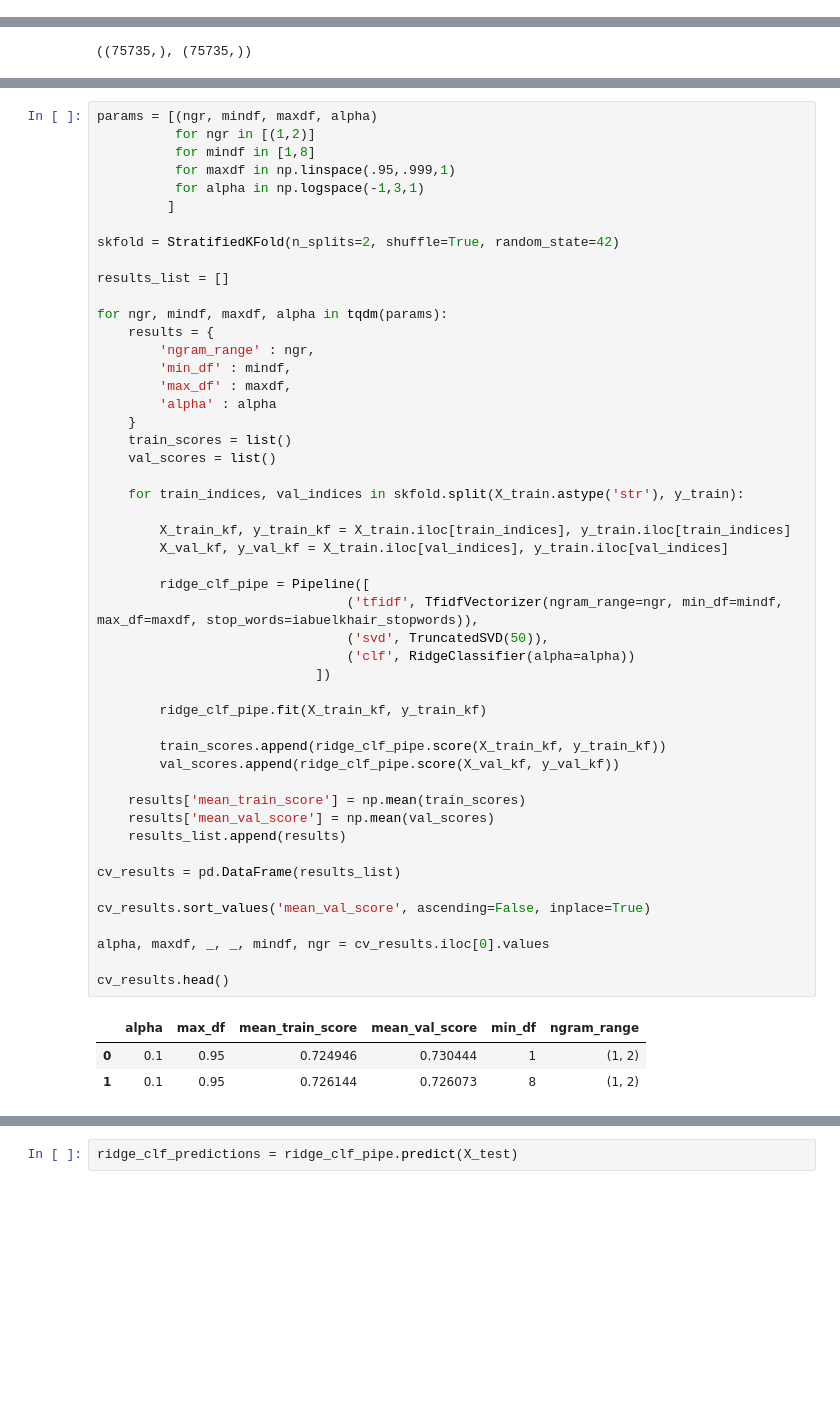
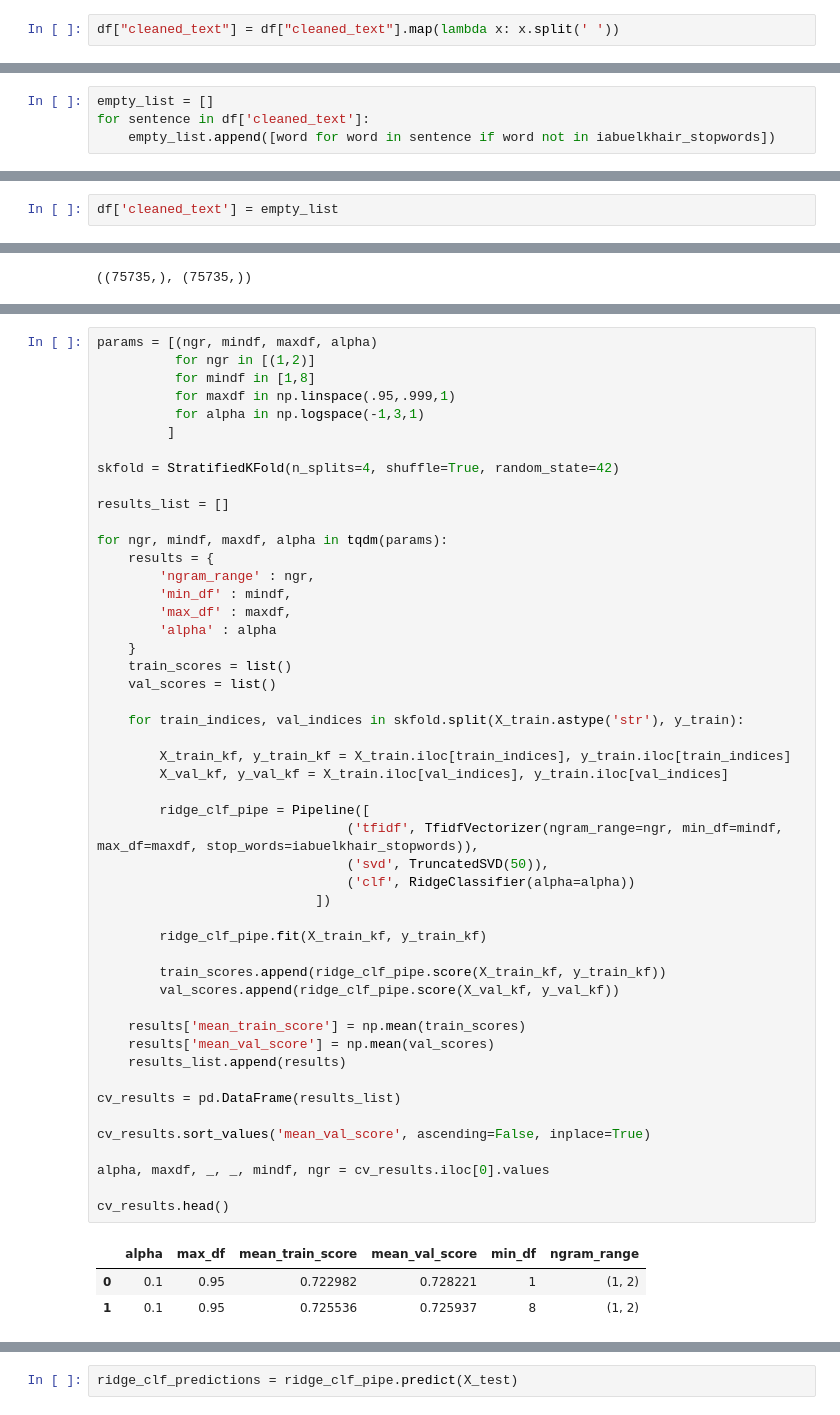
Before and after one commit to telsahy/capstone-52, a Jupyter notebook: topic_modeling_experiments/classifiers/classifiers_with_stopwords.ipynb, the cells around one changed output, grey strips where cells are left out. Cells and saved outputs as stored; diff of their text form; blank space fills up the shorter version.

```diff
--- a/topic_modeling_experiments/classifiers/classifiers_with_stopwords.ipynb
+++ b/topic_modeling_experiments/classifiers/classifiers_with_stopwords.ipynb
@@ -50,3 +50,5 @@ df.head()
 | 2 | أنت صيني أزاي تقارن شادي بالخطيب ... | EG |
 | 3 | أزاي الناس كانت بتغرد في الخمسينا... | EG |
 | 4 | التوينز اللي معاها كل الحلو والوح... | EG |
+# %%
+df["cleaned_text"] = df["cleaned_text"].map(lambda x: x.split(' '))
@@ -60,3 +70,7 @@ iabuelkhair_stopwords = stop_words_df['stop_words'].tolist()
 iabuelkhair_stopwords[:7]
 # %% [output]
 ['انها', 'اثناء', 'اجل', 'احدا', 'احدى', 'احيانا', 'اخرى']
+# %%
+empty_list = []
+for sentence in df['cleaned_text']:
+    empty_list.append([word for word in sentence if word not in iabuelkhair_stopwords])
@@ -62,0 +90,2 @@ iabuelkhair_stopwords[:7]
+# %%
+df['cleaned_text'] = empty_list
@@ -85,7 +122,7 @@ params = [(ngr, mindf, maxdf, alpha)
           for alpha in np.logspace(-1,3,1)
          ]
 
-skfold = StratifiedKFold(n_splits=2, shuffle=True, random_state=42)
+skfold = StratifiedKFold(n_splits=4, shuffle=True, random_state=42)
 
 results_list = []
 
@@ -101,35 +138,35 @@ for ngr, mindf, maxdf, alpha in tqdm(params):
 
     for train_indices, val_indices in skfold.split(X_train.astype('str'), y_train):
 
         X_train_kf, y_train_kf = X_train.iloc[train_indices], y_train.iloc[train_indices]
         X_val_kf, y_val_kf = X_train.iloc[val_indices], y_train.iloc[val_indices]
 
         ridge_clf_pipe = Pipeline([
                                 ('tfidf', TfidfVectorizer(ngram_range=ngr, min_df=mindf, max_df=maxdf, stop_words=iabuelkhair_stopwords)),
                                 ('svd', TruncatedSVD(50)),
                                 ('clf', RidgeClassifier(alpha=alpha))
                             ])
 
         ridge_clf_pipe.fit(X_train_kf, y_train_kf)
 
         train_scores.append(ridge_clf_pipe.score(X_train_kf, y_train_kf))
         val_scores.append(ridge_clf_pipe.score(X_val_kf, y_val_kf))
 
     results['mean_train_score'] = np.mean(train_scores)
     results['mean_val_score'] = np.mean(val_scores)
     results_list.append(results)
 
 cv_results = pd.DataFrame(results_list)
 
 cv_results.sort_values('mean_val_score', ascending=False, inplace=True)
 
 alpha, maxdf, _, _, mindf, ngr = cv_results.iloc[0].values
 
 cv_results.head()
 # %% [output]
 |  | alpha | max_df | mean_train_score | mean_val_score | min_df | ngram_range |
-| 0 | 0.1 | 0.95 | 0.724946 | 0.730444 | 1 | (1, 2) |
-| 1 | 0.1 | 0.95 | 0.726144 | 0.726073 | 8 | (1, 2) |
+| 0 | 0.1 | 0.95 | 0.722982 | 0.728221 | 1 | (1, 2) |
+| 1 | 0.1 | 0.95 | 0.725536 | 0.725937 | 8 | (1, 2) |
 # %%
 ridge_clf_pipe = Pipeline([
                         ('tfidf', TfidfVectorizer(ngram_range=ngr, min_df=mindf, max_df=maxdf)),
```
Also changed, not shown: parts of 44 cells of this notebook.
